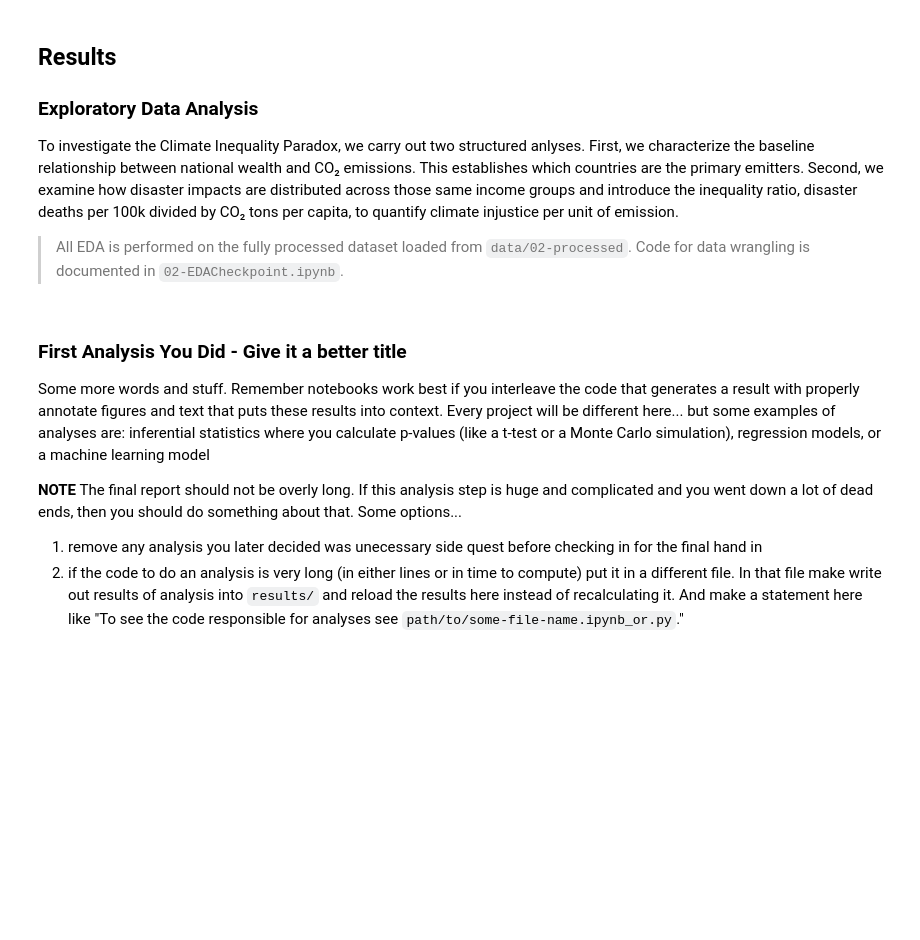
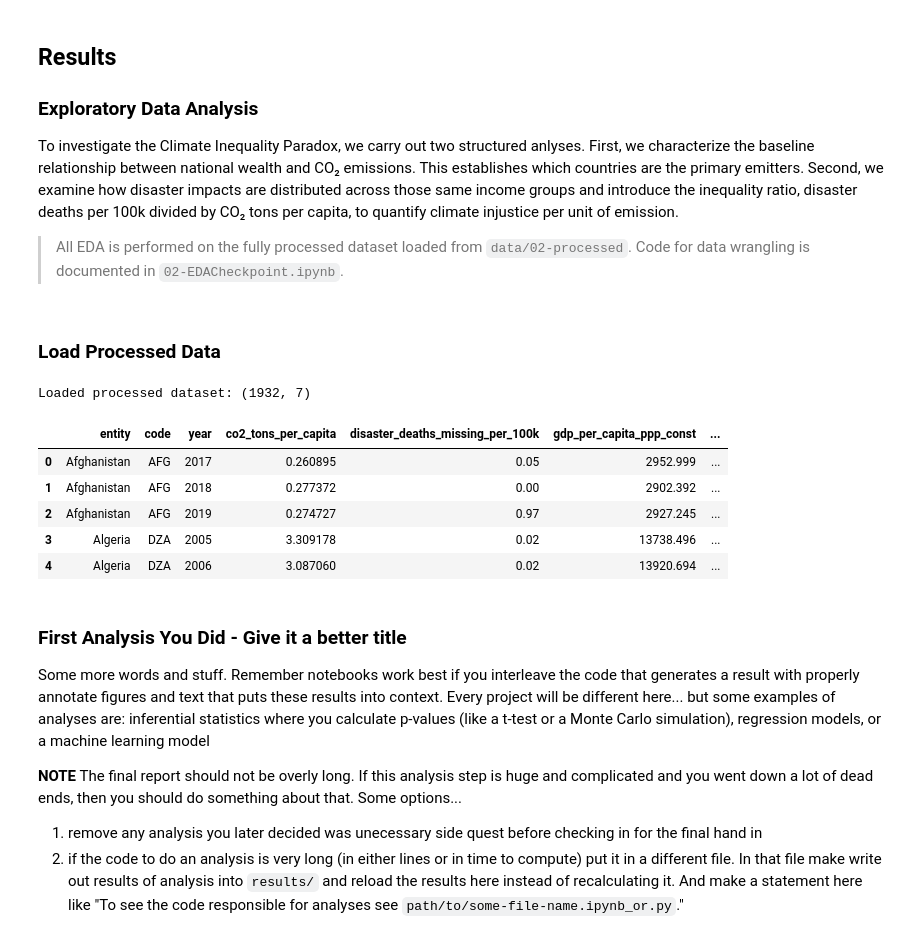
Before and after one commit to COGS108/Group133_WI26, a Jupyter notebook: 03-FinalProject.ipynb, the cells around one changed output. Drawn from its saved outputs; the diff is of its cells as text; code cells hidden in the pictures; blank space fills up the shorter version.

Commit message:
load procesed data from 02

```diff
--- a/03-FinalProject.ipynb
+++ b/03-FinalProject.ipynb
@@ -183,6 +183,23 @@ All three datasets are structured by country and year, which allows them to be m
 To investigate the Climate Inequality Paradox, we carry out two structured anlyses. First, we characterize the baseline relationship between national wealth and CO₂ emissions. This establishes which countries are the primary emitters. Second, we examine how disaster impacts are distributed across those same income groups and introduce the inequality ratio, disaster deaths per 100k divided by CO₂ tons per capita, to quantify climate injustice per unit of emission.
 
 > All EDA is performed on the fully processed dataset loaded from `data/02-processed`. Code for data wrangling is documented in `02-EDACheckpoint.ipynb`.
+# %% [markdown]
+### Load Processed Data
+# %%
+import pandas as pd
+
+# Load wrangled data
+df = pd.read_csv("data/02-processed/climate_inequality_2005_2023.csv")
+print("Loaded processed dataset:", df.shape)
+df.head()
+# %% [output]
+Loaded processed dataset: (1932, 7)
+|  | entity | code | year | co2_tons_per_capita | disaster_deaths_missing_per_100k | gdp_per_capita_ppp_const | ... |
+| 0 | Afghanistan | AFG | 2017 | 0.260895 | 0.05 | 2952.999 | ... |
+| 1 | Afghanistan | AFG | 2018 | 0.277372 | 0.00 | 2902.392 | ... |
+| 2 | Afghanistan | AFG | 2019 | 0.274727 | 0.97 | 2927.245 | ... |
+| 3 | Algeria | DZA | 2005 | 3.309178 | 0.02 | 13738.496 | ... |
+| 4 | Algeria | DZA | 2006 | 3.087060 | 0.02 | 13920.694 | ... |
 # %% [markdown]
 ### First Analysis You Did - Give it a better title
 
```
